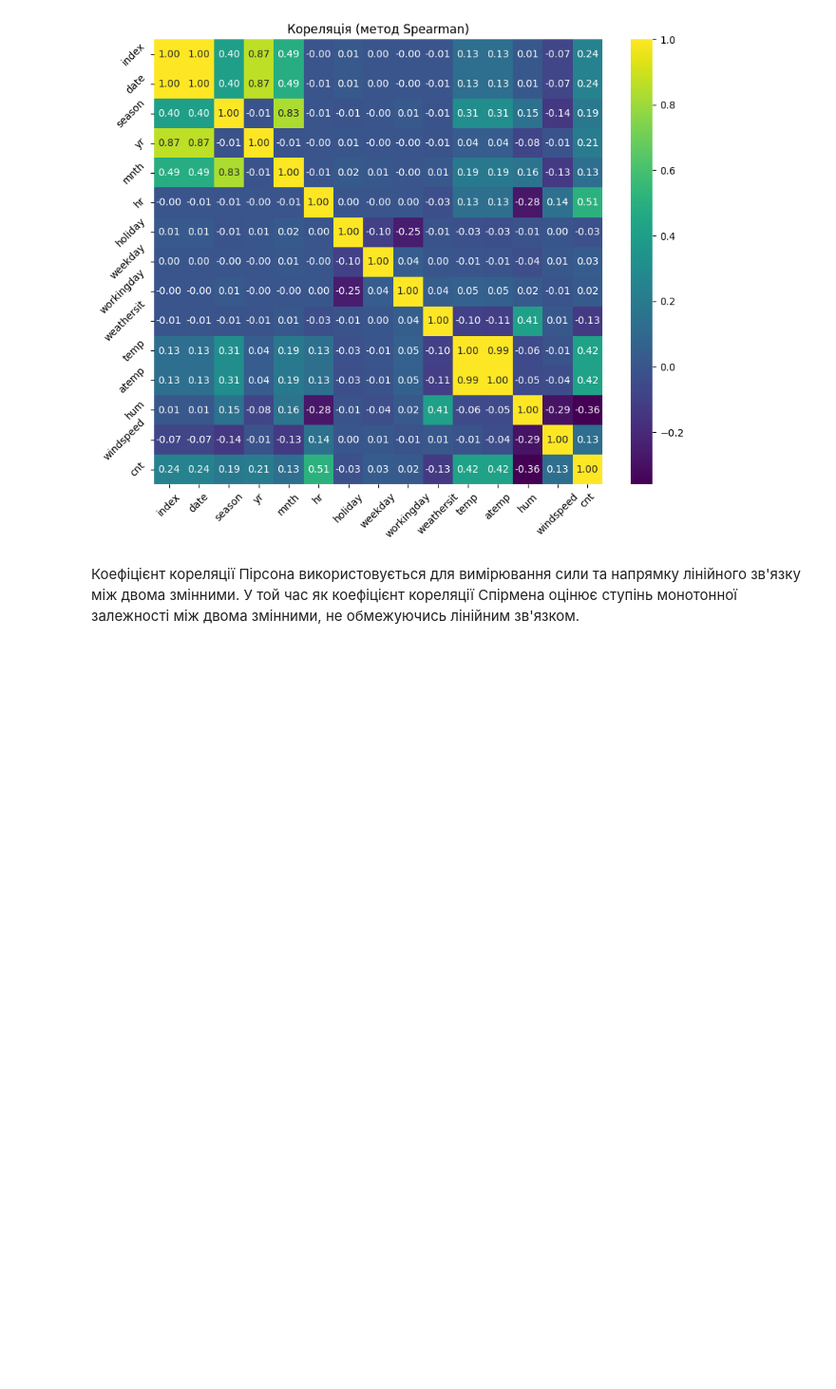
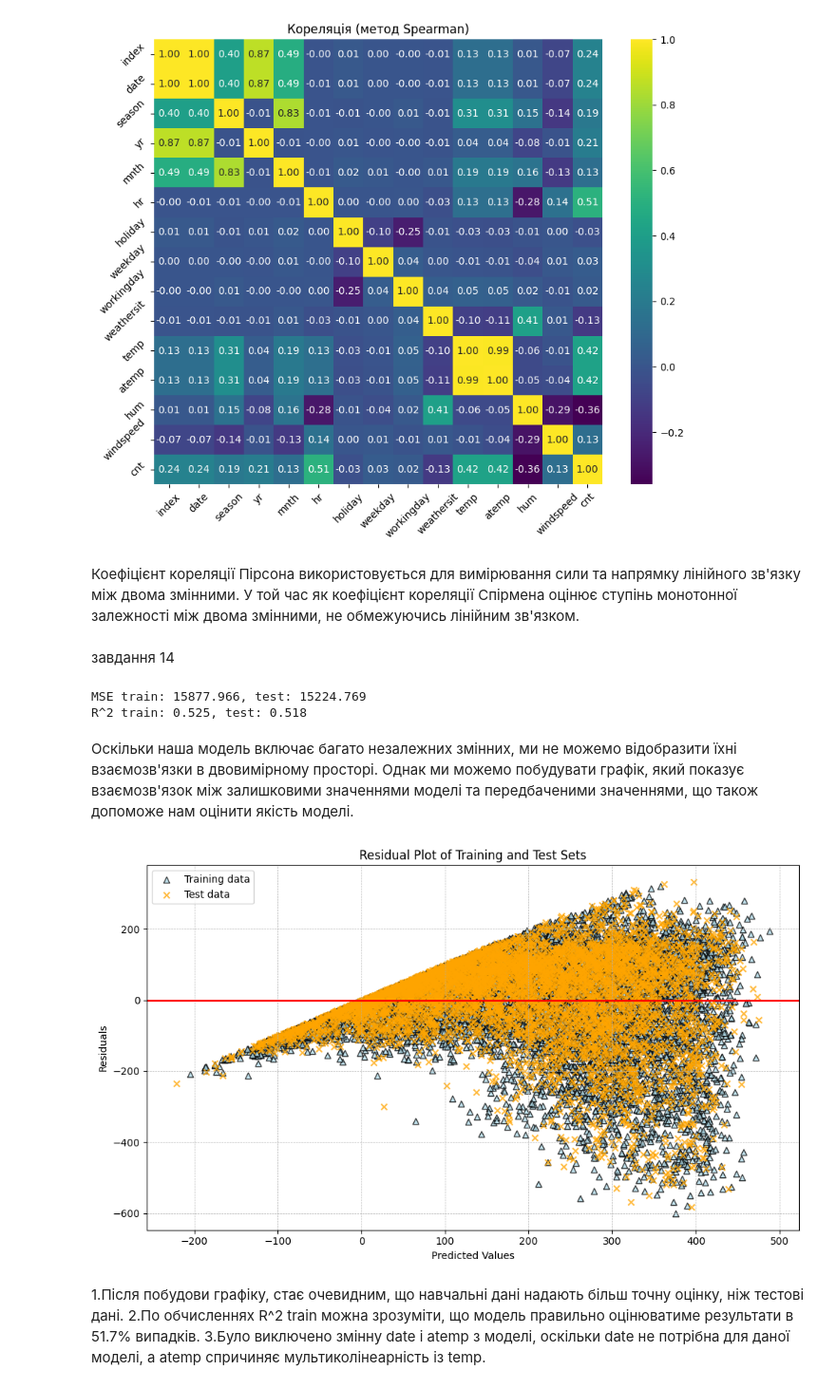
Before and after one commit to darkvasia/pyton.OSHI.2024, a Jupyter notebook: task4_Regression_AI_vasia_fatych.ipynb, the cells around one changed output. Shown at 95% size. Drawn from its saved outputs; the diff is of its cells as text; code cells hidden in the pictures; blank space fills up the shorter version.

```diff
--- a/task4_Regression_AI_vasia_fatych.ipynb
+++ b/task4_Regression_AI_vasia_fatych.ipynb
@@ -262,3 +262,20 @@ plot_correlation(data, 'spearman')
 # %% [markdown]
 
 Коефіцієнт кореляції Пірсона використовується для вимірювання сили та напрямку лінійного зв'язку між двома змінними. У той час як коефіцієнт кореляції Спірмена оцінює ступінь монотонної залежності між двома змінними, не обмежуючись лінійним зв'язком.
+# %% [markdown]
+завдання 14
+# %%
+
+
+def enhance_features(df):
+    columns_to_transform = ['season', 'mnth', 'weekday', 'weathersit']
+    transformed_df = df.copy()
+    for column in columns_to_transform:
+        dummies = pd.get_dummies(transformed_df[column], prefix=column, drop_first=True)
+        transformed_df = pd.concat([transformed_df, dummies], axis=1)
+    transformed_df.drop(columns_to_transform, axis=1, inplace=True)
+
+    return transformed_df
+
+enhanced_features = enhance_features(data)
+features = get_dummies(data)
@@ -264,0 +293,59 @@ plot_correlation(data, 'spearman')
+# %%
+def prepare_data_for_modeling(dataframe, target_name, split_ratio):
+    features = dataframe.drop(columns=[target_name])
+    target = dataframe[target_name]
+    features_train, features_test, target_train, target_test = train_test_split(
+        features, target, test_size=split_ratio, random_state=42
+    )
+    features_train.columns = features_train.columns.astype(str)
+    features_test.columns = features_test.columns.astype(str)
+
+    return features_train, features_test, target_train, target_test
+
+def model_training_and_evaluation(features_train, target_train, features_test, target_test):
+    regression_model = LinearRegression()
+    regression_model.fit(features_train, target_train)
+
+    predictions_train = regression_model.predict(features_train)
+    predictions_test = regression_model.predict(features_test)
+
+    mse_train = mean_squared_error(target_train, predictions_train)
+    mse_test = mean_squared_error(target_test, predictions_test)
+    r2_train = r2_score(target_train, predictions_train)
+    r2_test = r2_score(target_test, predictions_test)
+
+    print(f'MSE train: {mse_train:.3f}, test: {mse_test:.3f}')
+    print(f'R^2 train: {r2_train:.3f}, test: {r2_test:.3f}')
+
+    return regression_model
+X_train, X_test, y_train, y_test = prepare_data_for_modeling(features_lr, 'cnt', 0.3)
+model = model_training_and_evaluation(X_train, y_train, X_test, y_test)
+# %% [output]
+MSE train: 15877.966, test: 15224.769
+R^2 train: 0.525, test: 0.518
+# %% [markdown]
+Оскільки наша модель включає багато незалежних змінних, ми не можемо відобразити їхні взаємозв'язки в двовимірному просторі. Однак ми можемо побудувати графік, який показує взаємозв'язок між залишковими значеннями моделі та передбаченими значеннями, що також допоможе нам оцінити якість моделі.
+# %%
+import matplotlib.pyplot as plt
+plt.figure(figsize=(10, 6))
+plt.scatter(y_train_pred, y_train_pred - y_train,
+            color='lightblue', marker='^', edgecolor='black',
+            label='Training data', alpha=0.75)
+plt.scatter(y_test_pred, y_test_pred - y_test,
+            color='orange', marker='x', edgecolor='black',
+            label='Test data', alpha=0.75)
+
+plt.xlabel('Predicted Values')
+plt.ylabel('Residuals')
+plt.title('Residual Plot of Training and Test Sets')
+plt.legend(loc='upper left')
+plt.axhline(y=0, xmin=0, xmax=1, linewidth=2, color='red')
+plt.grid(True, which='both', linestyle='--', linewidth=0.5)
+plt.tight_layout()
+plt.show()
+# %% [output]
+[figure, added]
+# %% [markdown]
+1.Після побудови графіку, стає очевидним, що навчальні дані надають більш точну оцінку, ніж тестові дані.
+2.По обчисленнях R^2 train можна зрозуміти, що модель правильно оцінюватиме результати в 51.7% випадків.
+3.Було виключено змінну date і atemp з моделі, оскільки date не потрібна для даної моделі, а atemp спричиняє мультиколінеарність із temp.
```
Also changed, not shown: parts of 1 cell of this notebook.
